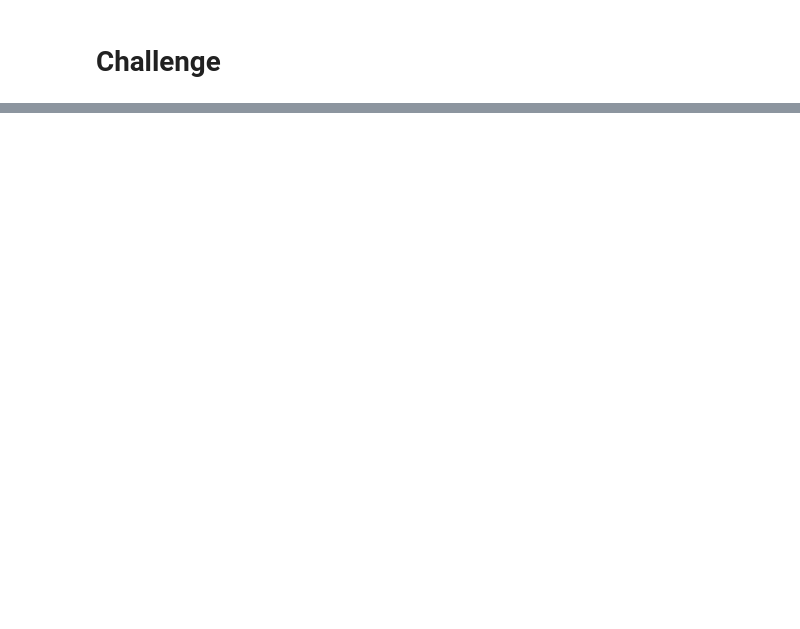
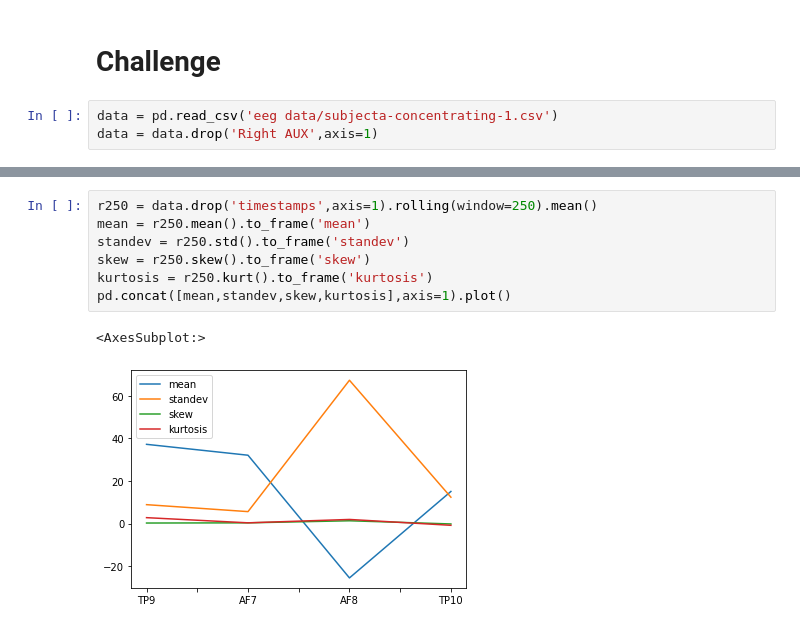
Before and after one commit to cityueegef/gef2021_aiot_exercise_notebooks, a Jupyter notebook: pandas/Pandas_exercise.ipynb, the cells around one changed output, grey strips where cells are left out. Cells and saved outputs as stored; diff of their text form; blank space fills up the shorter version.

```diff
--- a/pandas/Pandas_exercise.ipynb
+++ b/pandas/Pandas_exercise.ipynb
@@ -181,2 +181,5 @@ plt.plot(df['sepal length'], m*df['sepal length'] + b, c='r')
 # %% [markdown]
 # Challenge
+# %%
+data = pd.read_csv('eeg data/subjecta-concentrating-1.csv')
+data = data.drop('Right AUX',axis=1)
@@ -182,0 +192,10 @@ plt.plot(df['sepal length'], m*df['sepal length'] + b, c='r')
+# %%
+r250 = data.drop('timestamps',axis=1).rolling(window=250).mean()
+mean = r250.mean().to_frame('mean')
+standev = r250.std().to_frame('standev')
+skew = r250.skew().to_frame('skew')
+kurtosis = r250.kurt().to_frame('kurtosis')
+pd.concat([mean,standev,skew,kurtosis],axis=1).plot()
+# %% [output]
+<AxesSubplot:>
+[figure, added]
```
Also changed, not shown: parts of 3 cells of this notebook.
